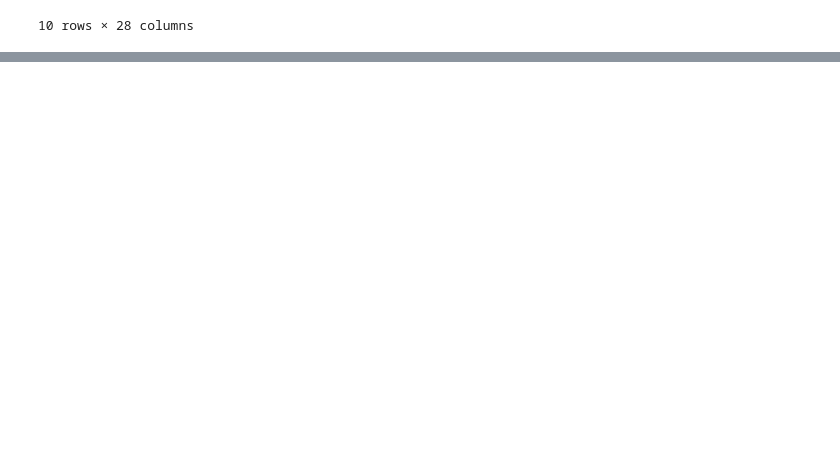
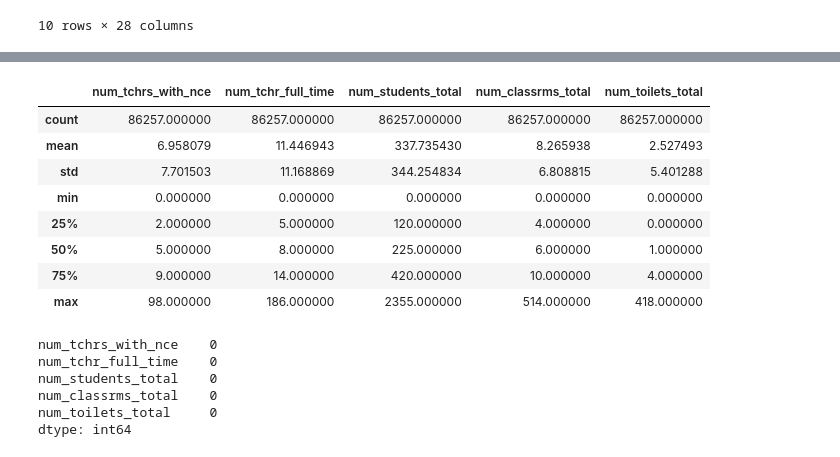
Before and after one commit to Maryam01-coder/educational_facilities_analysis, a Jupyter notebook: facilities_analysis.ipynb, the cells around one changed output, grey strips where cells are left out. Saved outputs shown, nothing was run; the diff lists cells and outputs as text; code cells hidden in the pictures; blank space fills up the shorter version.

```diff
--- a/facilities_analysis.ipynb
+++ b/facilities_analysis.ipynb
@@ -20,0 +125,2 @@ df.head(10)
+# %%
+df.reset_index(drop=True, inplace=True)
@@ -20,0 +152,18 @@ df.head(10)
+# %%
+#fixing datatypes
+df["improved_water_supply"] = df["improved_water_supply"].astype(bool)
+df["improved_sanitation"] = df["improved_sanitation"].astype(bool)
+df["chalkboard_each_classroom_yn"] = df["chalkboard_each_classroom_yn"].astype(bool)
+df["phcn_electricity"] = df["phcn_electricity"].astype(bool)
+# %%
+#cleaning date value
+from dateutil import parser
+
+def clean_date(date_str):
+    try:
+        return parser.parse(date_str, dayfirst=True)
+    except Exception:
+        return pd.NaT
+
+df["date_of_survey"] = df["date_of_survey"].apply(clean_date)
+df.info()
@@ -20,0 +200,31 @@ df.head(10)
+# %%
+#Validate Numeric Columns
+numeric_cols = [
+    'num_tchrs_with_nce',
+    'num_tchr_full_time',
+    'num_students_total',
+    'num_classrms_total',
+    'num_toilets_total'
+]
+
+df[numeric_cols].describe()
+# %% [output]
+|  | num_tchrs_with_nce | num_tchr_full_time | num_students_total | num_classrms_total | num_toilets_total |
+| count | 86257.000000 | 86257.000000 | 86257.000000 | 86257.000000 | 86257.000000 |
+| mean | 6.958079 | 11.446943 | 337.735430 | 8.265938 | 2.527493 |
+| std | 7.701503 | 11.168869 | 344.254834 | 6.808815 | 5.401288 |
+| min | 0.000000 | 0.000000 | 0.000000 | 0.000000 | 0.000000 |
+| 25% | 2.000000 | 5.000000 | 120.000000 | 4.000000 | 0.000000 |
+| 50% | 5.000000 | 8.000000 | 225.000000 | 6.000000 | 1.000000 |
+| 75% | 9.000000 | 14.000000 | 420.000000 | 10.000000 | 4.000000 |
+| max | 98.000000 | 186.000000 | 2355.000000 | 514.000000 | 418.000000 |
+# %%
+#checking for negative values
+(df[numeric_cols] < 0).sum()
+# %% [output]
+num_tchrs_with_nce    0
+num_tchr_full_time    0
+num_students_total    0
+num_classrms_total    0
+num_toilets_total     0
+dtype: int64
```
Also changed, not shown: parts of 44 cells of this notebook, 6 other files.
